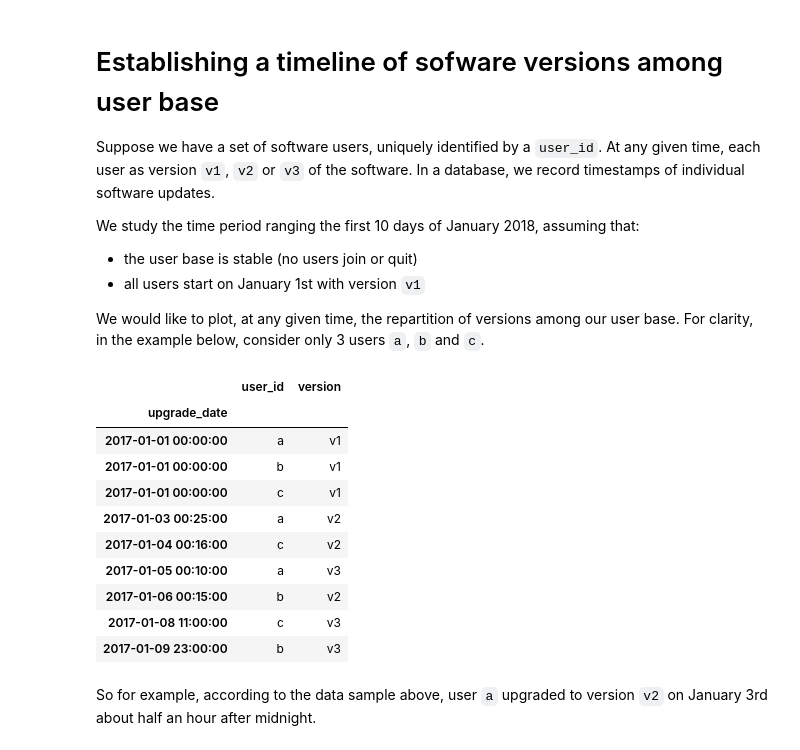
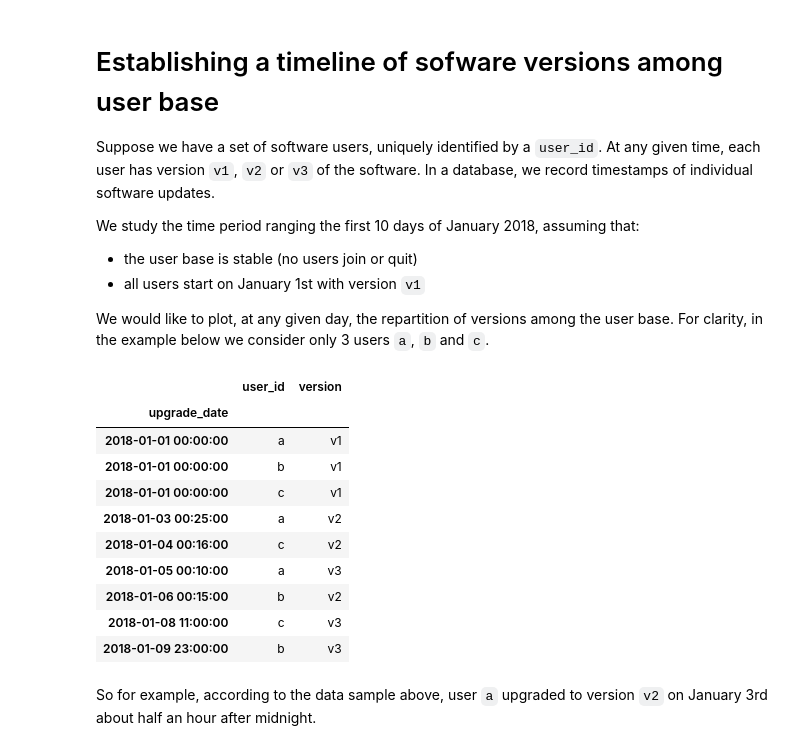
Before and after one commit to CDSP-SCPO/datamusings, a Jupyter notebook: version-count-timeline.ipynb, the cells around one changed output. Drawn from its saved outputs; the diff is of its cells as text; code cells hidden in the pictures.

```diff
--- a/version-count-timeline.ipynb
+++ b/version-count-timeline.ipynb
@@ -3,43 +3,43 @@ import pandas as pd
 # %% [markdown]
 # Establishing a timeline of sofware versions among user base
 
-Suppose we have a set of software users, uniquely identified by a `user_id`. At any given time, each user as version `v1`, `v2` or `v3` of the software. In a database, we record timestamps of individual software updates.
+Suppose we have a set of software users, uniquely identified by a `user_id`. At any given time, each user has version `v1`, `v2` or `v3` of the software. In a database, we record timestamps of individual software updates.
 
 We study the time period ranging the first 10 days of January 2018, assuming that:
 - the user base is stable (no users join or quit)
 - all users start on January 1st with version `v1`
 
-We would like to plot, at any given time, the repartition of versions among our user base. For clarity, in the example below, consider only 3 users `a`, `b` and `c`.
+We would like to plot, at any given day, the repartition of versions among the user base. For clarity, in the example below we consider only 3 users `a`, `b` and `c`.
 # %%
 dates = [
-    pd.to_datetime('2017-01-01 00:00:00'),  # user a:
-    pd.to_datetime('2017-01-03 00:25:00'),  #   v2 upgrade
-    pd.to_datetime('2017-01-05 00:10:00'),  #   v3 upgrade
-    pd.to_datetime('2017-01-01 00:00:00'),  # user b:
-    pd.to_datetime('2017-01-06 00:15:00'),  #   v2 upgrade
-    pd.to_datetime('2017-01-09 23:00:00'),  #   v3 upgrade
-    pd.to_datetime('2017-01-01 00:00:00'),  # user c:
-    pd.to_datetime('2017-01-04 00:16:00'),  #   v2 upgrade
-    pd.to_datetime('2017-01-08 11:00:00'),  #   v3 upgrade
+    pd.to_datetime('2018-01-01 00:00:00'),  # user a:
+    pd.to_datetime('2018-01-03 00:25:00'),  #   v2 upgrade
+    pd.to_datetime('2018-01-05 00:10:00'),  #   v3 upgrade
+    pd.to_datetime('2018-01-01 00:00:00'),  # user b:
+    pd.to_datetime('2018-01-06 00:15:00'),  #   v2 upgrade
+    pd.to_datetime('2018-01-09 23:00:00'),  #   v3 upgrade
+    pd.to_datetime('2018-01-01 00:00:00'),  # user c:
+    pd.to_datetime('2018-01-04 00:16:00'),  #   v2 upgrade
+    pd.to_datetime('2018-01-08 11:00:00'),  #   v3 upgrade
 ]
 data = {
     'upgrade_date': dates,
     'version': ['v1', 'v2', 'v3'] * 3,
     'user_id': ['a'] * 3 + ['b'] * 3 + ['c'] * 3,
 }
 df = pd.DataFrame(data).set_index('upgrade_date').sort_index();df
 # %% [output]
 |  | user_id | version |
 | upgrade_date |  |  |
-| 2017-01-01 00:00:00 | a | v1 |
-| 2017-01-01 00:00:00 | b | v1 |
-| 2017-01-01 00:00:00 | c | v1 |
-| 2017-01-03 00:25:00 | a | v2 |
-| 2017-01-04 00:16:00 | c | v2 |
-| 2017-01-05 00:10:00 | a | v3 |
-| 2017-01-06 00:15:00 | b | v2 |
-| 2017-01-08 11:00:00 | c | v3 |
-| 2017-01-09 23:00:00 | b | v3 |
+| 2018-01-01 00:00:00 | a | v1 |
+| 2018-01-01 00:00:00 | b | v1 |
+| 2018-01-01 00:00:00 | c | v1 |
+| 2018-01-03 00:25:00 | a | v2 |
+| 2018-01-04 00:16:00 | c | v2 |
+| 2018-01-05 00:10:00 | a | v3 |
+| 2018-01-06 00:15:00 | b | v2 |
+| 2018-01-08 11:00:00 | c | v3 |
+| 2018-01-09 23:00:00 | b | v3 |
 # %% [markdown]
 So for example, according to the data sample above, user `a` upgraded to version `v2` on January 3rd about half an hour after midnight.
 # %% [markdown]
```
Also changed, not shown: parts of 10 cells of this notebook.
